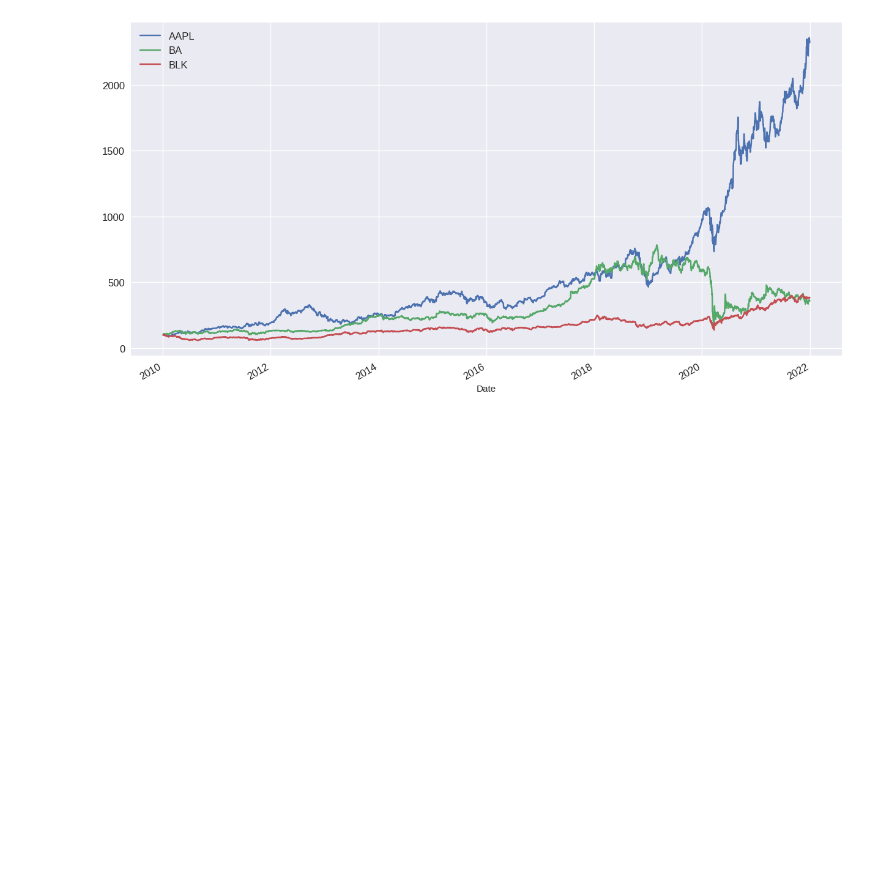
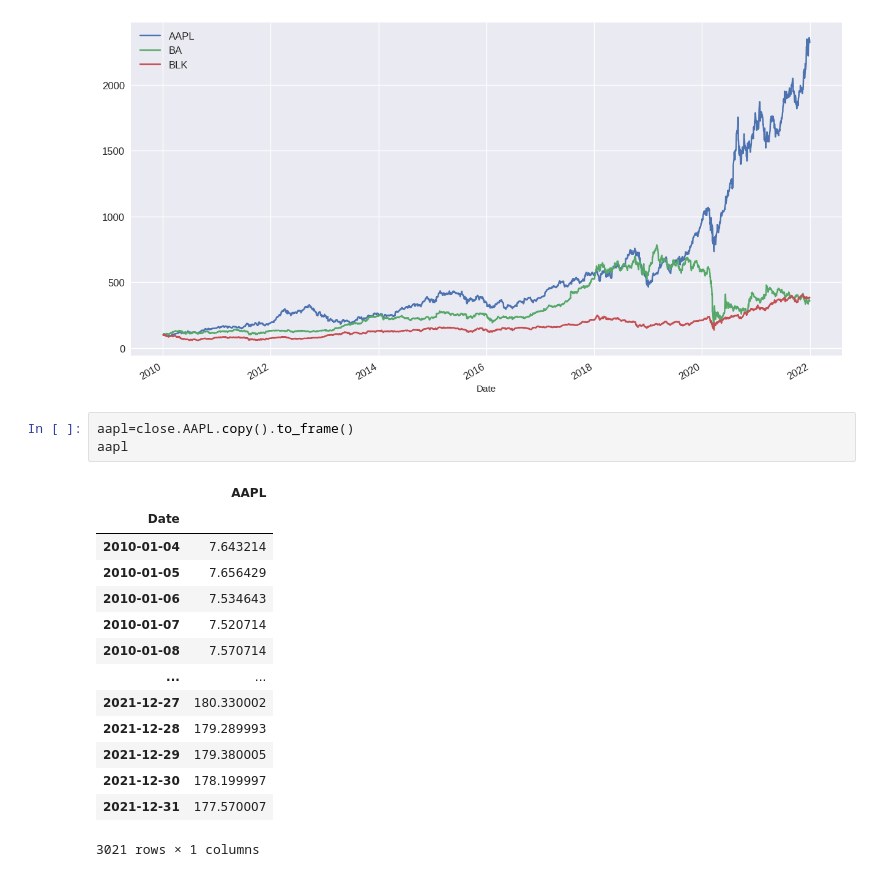
Before and after one commit to phil-debug/Algorithmic-Trading-Project, a Jupyter notebook: Algorithmic_Trading_Project.ipynb, the cells around one changed output. Saved outputs shown, nothing was run; the diff lists cells and outputs as text; blank space fills up the shorter version.

```diff
--- a/Algorithmic_Trading_Project.ipynb
+++ b/Algorithmic_Trading_Project.ipynb
@@ -299,3 +304,21 @@ plt.legend(fontsize=12)
 plt.show()
 # %% [output]
 [figure]
+# %%
+aapl=close.AAPL.copy().to_frame()
+aapl
+# %% [output]
+|  | AAPL |
+| Date |  |
+| 2010-01-04 | 7.643214 |
+| 2010-01-05 | 7.656429 |
+| 2010-01-06 | 7.534643 |
+| 2010-01-07 | 7.520714 |
+| 2010-01-08 | 7.570714 |
+| ... | ... |
+| 2021-12-27 | 180.330002 |
+| 2021-12-28 | 179.289993 |
+| 2021-12-29 | 179.380005 |
+| 2021-12-30 | 178.199997 |
+| 2021-12-31 | 177.570007 |
+3021 rows × 1 columns
```
Also changed, not shown: parts of 3 cells of this notebook.
